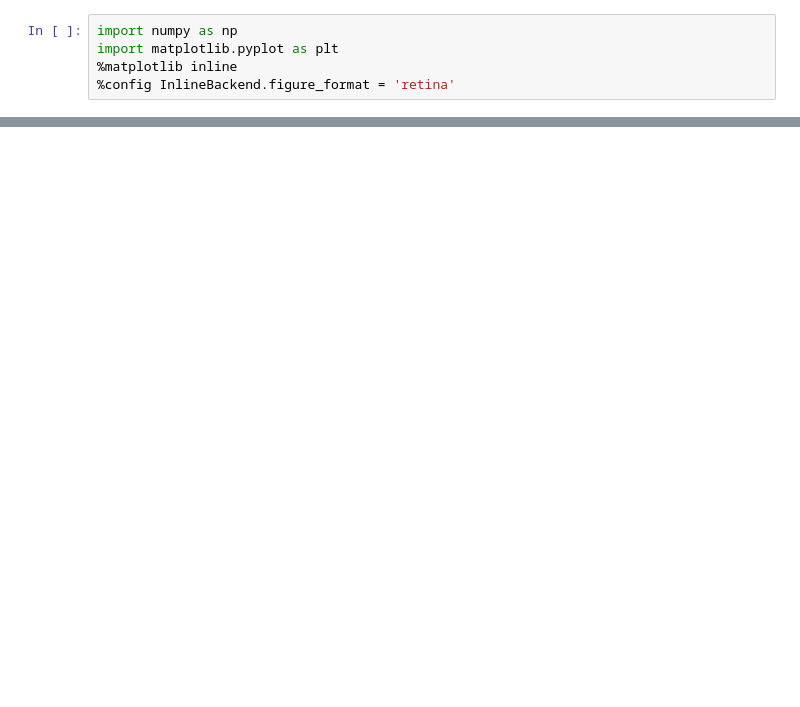
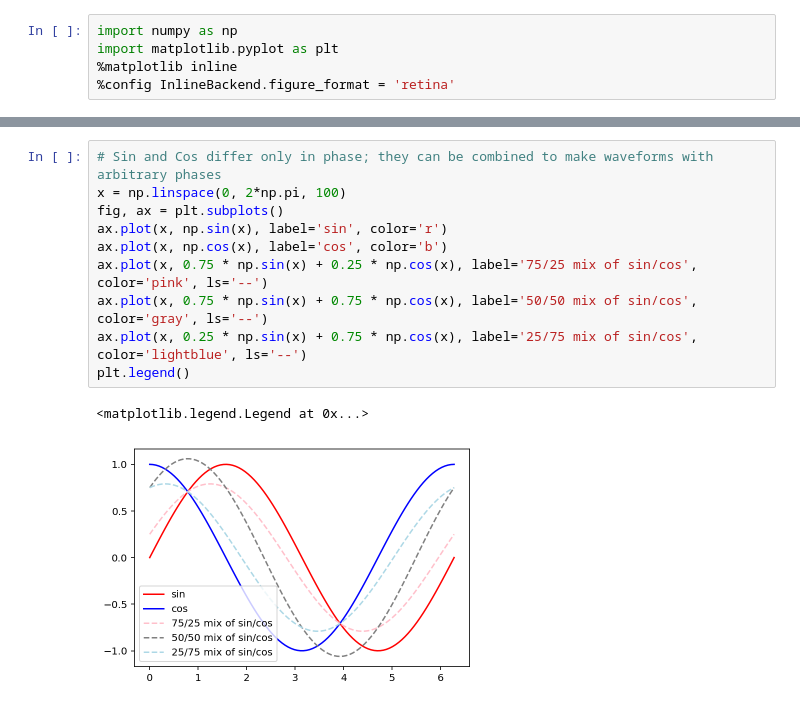
Before and after one commit to piecesofmindlab/UNR_PSY_763, a Jupyter notebook: BasicPython/Fourier transform.ipynb, the cells around one changed output, grey strips where cells are left out. Saved outputs shown, nothing was run; the diff lists cells and outputs as text; blank space fills up the shorter version.

```diff
--- a/BasicPython/Fourier transform.ipynb
+++ b/BasicPython/Fourier transform.ipynb
@@ -18,0 +36,13 @@ plt.plot(x, np.cos(x))
+# %%
+# Sin and Cos differ only in phase; they can be combined to make waveforms with arbitrary phases
+x = np.linspace(0, 2*np.pi, 100)
+fig, ax = plt.subplots()
+ax.plot(x, np.sin(x), label='sin', color='r')
+ax.plot(x, np.cos(x), label='cos', color='b')
+ax.plot(x, 0.75 * np.sin(x) + 0.25 * np.cos(x), label='75/25 mix of sin/cos', color='pink', ls='--')
+ax.plot(x, 0.75 * np.sin(x) + 0.75 * np.cos(x), label='50/50 mix of sin/cos', color='gray', ls='--')
+ax.plot(x, 0.25 * np.sin(x) + 0.75 * np.cos(x), label='25/75 mix of sin/cos', color='lightblue', ls='--')
+plt.legend()
+# %% [output]
+<matplotlib.legend.Legend at 0x...>
+[figure, added]
```
Also changed, not shown: parts of 14 cells of this notebook, 1 other file.
